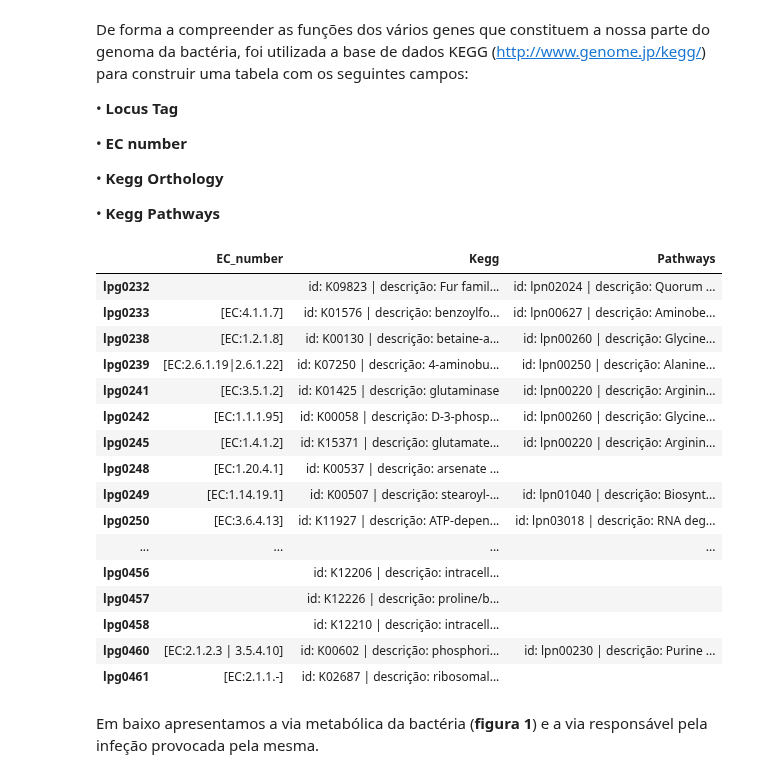
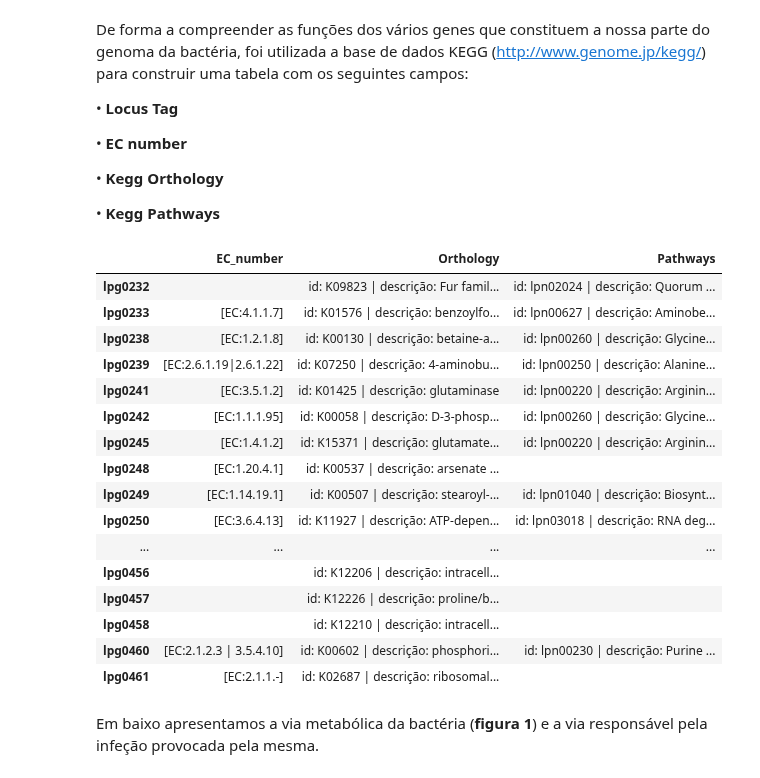
Before and after one commit to vitorenesduarte/bionella, a Jupyter notebook: site/vias.ipynb, the cells around one changed output. Saved outputs shown, nothing was run; the diff lists cells and outputs as text; code cells hidden in the pictures.

```diff
--- a/site/vias.ipynb
+++ b/site/vias.ipynb
@@ -24,35 +24,35 @@ def import_modules():
     sys.path.insert(0, parent_dir)
 
 def pretty_print_list(l):
     html = "<ul>"
     for e in l:
         html += "<li>"
         html += "<strong>id:</strong> " + str(e["id"]) + " | "
         html += "<strong>descrição:</strong> " + str(e["desc"])
         html += "</li>"
     html += "</ul>"
     return html
 
 def main():
     import_modules()
     import util.rw as rw
 
     # mostra todas as linhas
     pd.options.display.max_rows = 250
 
     # não truncar informação
     pd.set_option('display.max_colwidth', -1)
 
     KEGG = rw.read_json("files/KEGG.json")
     df = pd.DataFrame(KEGG).transpose()
 
-    df["Kegg"] = df["Kegg"].apply(pretty_print_list)
+    df["Orthology"] = df["Orthology"].apply(pretty_print_list)
     df["Pathways"] = df["Pathways"].apply(pretty_print_list)
     display(HTML(df.to_html(escape=False)))
 
 main()
 # %% [output]
-|  | EC_number | Kegg | Pathways |
+|  | EC_number | Orthology | Pathways |
 | lpg0232 |  | id: K09823 | descrição: Fur famil... | id: lpn02024 | descrição: Quorum ... |
 | lpg0233 | [EC:4.1.1.7] | id: K01576 | descrição: benzoylfo... | id: lpn00627 | descrição: Aminobe... |
 | lpg0238 | [EC:1.2.1.8] | id: K00130 | descrição: betaine-a... | id: lpn00260 | descrição: Glycine... |
```
Also changed, not shown: 1 other file.
